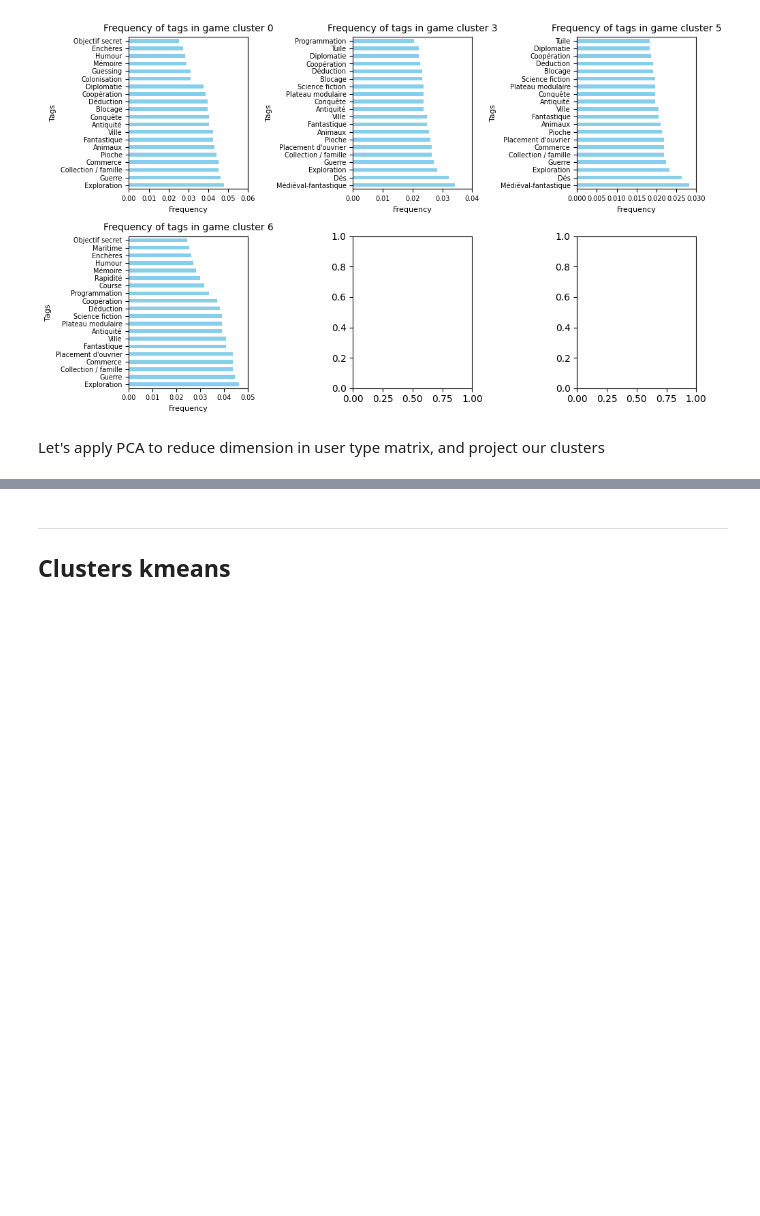
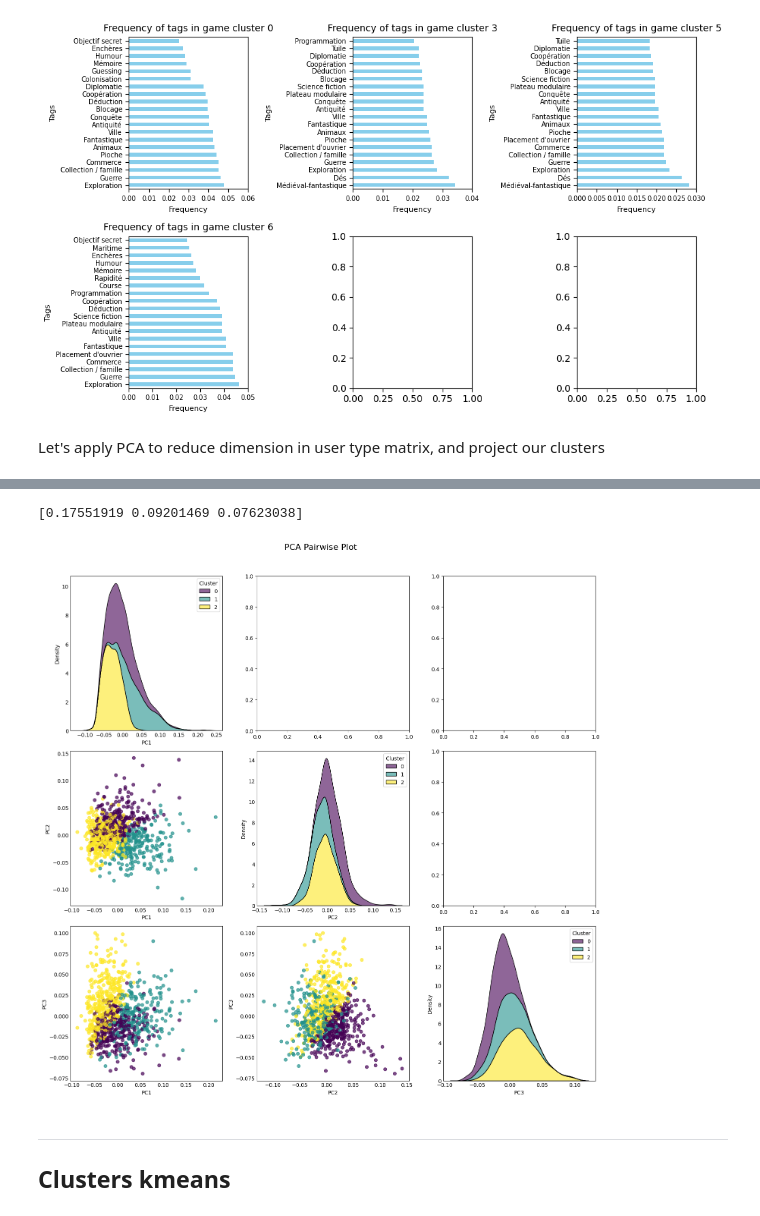
Before and after one commit to Franciline/Recommendation_system, a Jupyter notebook: pca_clustering.ipynb, the cells around one changed output, grey strips where cells are left out. Cells and saved outputs as stored; diff of their text form; code cells hidden in the pictures; blank space fills up the shorter version.

```diff
--- a/pca_clustering.ipynb
+++ b/pca_clustering.ipynb
@@ -644,3 +598,45 @@ plt.show()
+# %%
+# apply PCA to see the clusters
+from sklearn.decomposition import PCA
+
+Ncompo = 3
+Ncluster = 3
+
+pca = PCA(n_components=Ncompo)
+user_type_2d = pca.fit_transform(user_type_count)
+
+clustering = SpectralCoclustering(n_clusters=Ncluster, random_state=0).fit(user_type_2d) # on the games
+
+print(pca.explained_variance_ratio_)
+# %% [output]
+[0.17551919 0.09201469 0.07623038]
+# %%
+import seaborn as sns
+fig, axes = plt.subplots(Ncompo, Ncompo, figsize=(15, 15))
+
+pca_df = pd.DataFrame(user_type_2d, columns=[f'PC{i+1}' for i in range(Ncompo)])
+pca_df['Cluster'] = clustering.row_labels_  # Add cluster labels to the DataFrame
+
+# Loop through each pair of principal components
+for i in range(Ncompo):
+    for j in range(i + 1):
+        if i == j:
+            sns.kdeplot(data=pca_df, x=f"PC{i+1}", multiple="stack", ax = axes[i, j], hue="Cluster", palette="viridis", alpha=0.6)
+            ax.set_xlabel(f'PC{i+1}')
+            ax.set_ylabel('Density')
+        else:
+            axes[i, j].scatter(user_type_2d[:, j], user_type_2d[:, i], alpha=0.7, c=clustering.row_labels_)
+            axes[i, j].set_xlabel(f'PC{j+1}')
+            axes[i, j].set_ylabel(f'PC{i+1}')
+
+        # Hide axis ticks
+        axes[i, j].tick_params(axis='both', which='both', length=0)
+
+plt.suptitle('PCA Pairwise Plot', fontsize=16)
+plt.tight_layout(rect=[0, 0, 1, 0.96])  # Adjust the layout to fit the suptitle
+plt.show()
+# %% [output]
+[figure, added]
 # %% [markdown]
 ---
 ## Clusters kmeans
```
Also changed, not shown: parts of 1 cell of this notebook.
